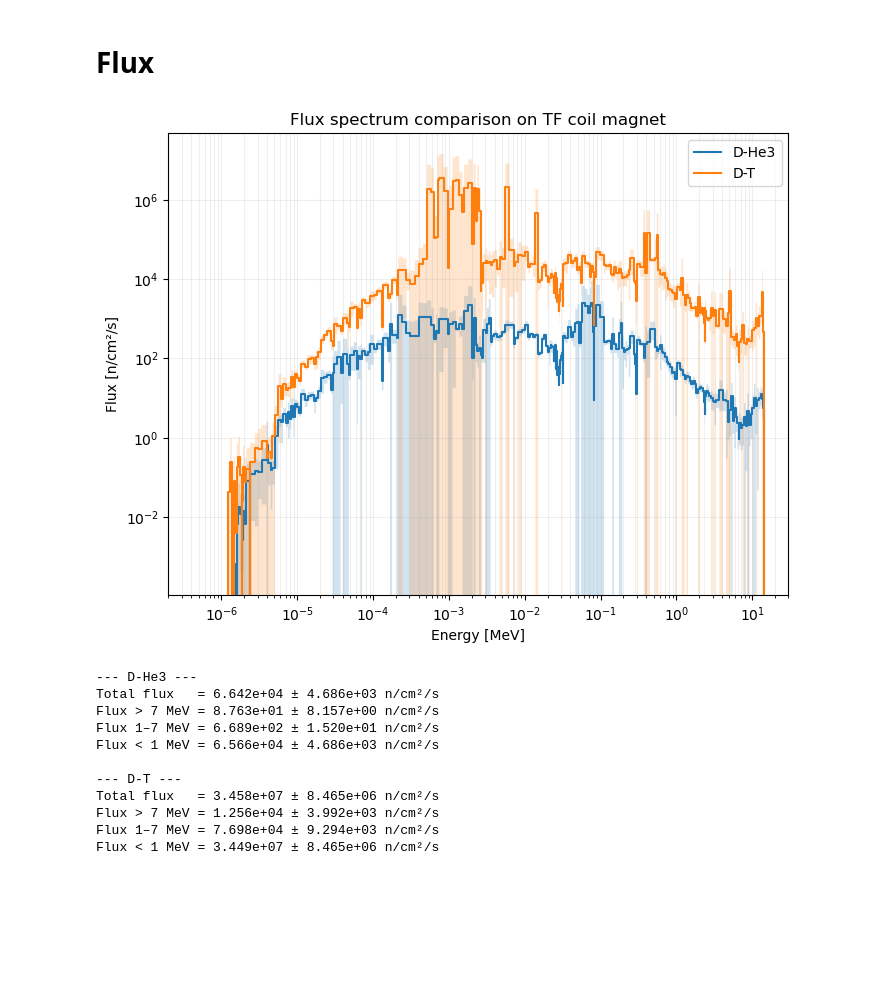
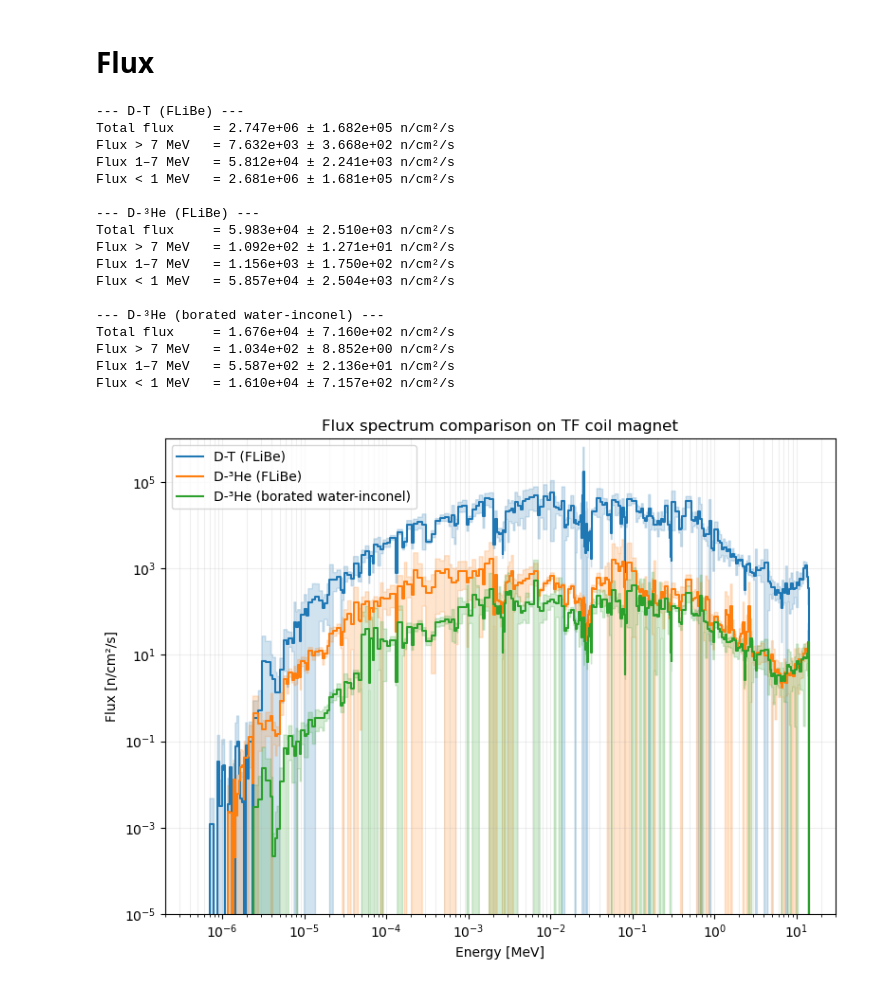
Before and after one commit to davidepettinari/fusion_fuel_concepts_explorer, a Jupyter notebook: models/comparison/dt_dhe3.ipynb, the cells around one changed output. Saved outputs shown, nothing was run; the diff lists cells and outputs as text; code cells hidden in the pictures; blank space fills up the shorter version.

Commit message:
add results

```diff
--- a/models/comparison/dt_dhe3.ipynb
+++ b/models/comparison/dt_dhe3.ipynb
@@ -57,8 +57,9 @@ D-T: Number of neutrons per second 1.8508581069096337e+20
 # %% [markdown]
 # Flux
 # %%
-sp_dhe = openmc.StatePoint("../d_he3/flibe/statepoint.500.h5")
-sp_dt = openmc.StatePoint("../d_t/statepoint.500.h5")
+sp_dt = openmc.StatePoint("../d_t/flibe/results/statepoint.1000.h5")
+sp_dhe = openmc.StatePoint("../d_he3/flibe/results/statepoint.1000.h5")
+sp_dhe_borated_water_inconel = openmc.StatePoint("../d_he3/borated_water_inconel/results/statepoint.1000.h5")
 # %%
 def compare_flux_spectra(
     sp1, name1, volume1, number_of_neutrons_per_second1,
@@ -152,29 +158,43 @@ def compare_flux_spectra(
 # %%
 compare_flux_spectra(
-    sp1=sp_dhe,
+    sp1=sp_dt,
     name1="neutron_spectra_tf_coil_magnet",
     volume1=tf_coil_magnet_volume*1e6,
-    number_of_neutrons_per_second1=number_of_neutrons_per_second_dhe,
-    sp2=sp_dt,
+    number_of_neutrons_per_second1=number_of_neutrons_per_second_dt,
+
+    sp2=sp_dhe,
     name2="neutron_spectra_tf_coil_magnet",
     volume2=tf_coil_magnet_volume*1e6,
-    number_of_neutrons_per_second2=number_of_neutrons_per_second_dt,
-    label1="D-He3",
-    label2="D-T",
+    number_of_neutrons_per_second2=number_of_neutrons_per_second_dhe,
+
+    sp3=sp_dhe_borated_water_inconel,
+    name3="neutron_spectra_tf_coil_magnet",
+    volume3=tf_coil_magnet_volume*1e6,
+    number_of_neutrons_per_second3=number_of_neutrons_per_second_dhe,
+
+    label1="D-T (FLiBe)",
+    label2="D-³He (FLiBe)",
+    label3="D-³He (borated water-inconel)",
     region_name="TF coil magnet"
 )
 # %% [output]
+--- D-T (FLiBe) ---
+Total flux     = 2.747e+06 ± 1.682e+05 n/cm²/s
+Flux > 7 MeV   = 7.632e+03 ± 3.668e+02 n/cm²/s
+Flux 1–7 MeV   = 5.812e+04 ± 2.241e+03 n/cm²/s
+Flux < 1 MeV   = 2.681e+06 ± 1.681e+05 n/cm²/s
+
+--- D-³He (FLiBe) ---
+Total flux     = 5.983e+04 ± 2.510e+03 n/cm²/s
+Flux > 7 MeV   = 1.092e+02 ± 1.271e+01 n/cm²/s
+Flux 1–7 MeV   = 1.156e+03 ± 1.750e+02 n/cm²/s
+Flux < 1 MeV   = 5.857e+04 ± 2.504e+03 n/cm²/s
+
+--- D-³He (borated water-inconel) ---
+Total flux     = 1.676e+04 ± 7.160e+02 n/cm²/s
+Flux > 7 MeV   = 1.034e+02 ± 8.852e+00 n/cm²/s
+Flux 1–7 MeV   = 5.587e+02 ± 2.136e+01 n/cm²/s
+Flux < 1 MeV   = 1.610e+04 ± 7.157e+02 n/cm²/s
-[figure, old version]
+[figure, new version]
---- D-He3 ---
-Total flux   = 6.642e+04 ± 4.686e+03 n/cm²/s
-Flux > 7 MeV = 8.763e+01 ± 8.157e+00 n/cm²/s
-Flux 1–7 MeV = 6.689e+02 ± 1.520e+01 n/cm²/s
-Flux < 1 MeV = 6.566e+04 ± 4.686e+03 n/cm²/s
-
---- D-T ---
-Total flux   = 3.458e+07 ± 8.465e+06 n/cm²/s
-Flux > 7 MeV = 1.256e+04 ± 3.992e+03 n/cm²/s
-Flux 1–7 MeV = 7.698e+04 ± 9.294e+03 n/cm²/s
-Flux < 1 MeV = 3.449e+07 ± 8.465e+06 n/cm²/s
 # %%
 compare_flux_spectra(
```
Also changed, not shown: parts of 3 cells of this notebook, 20 other files.
